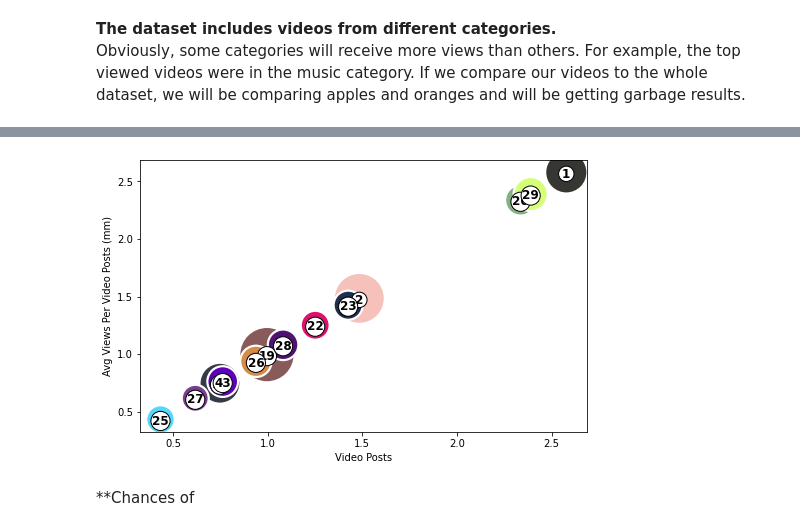
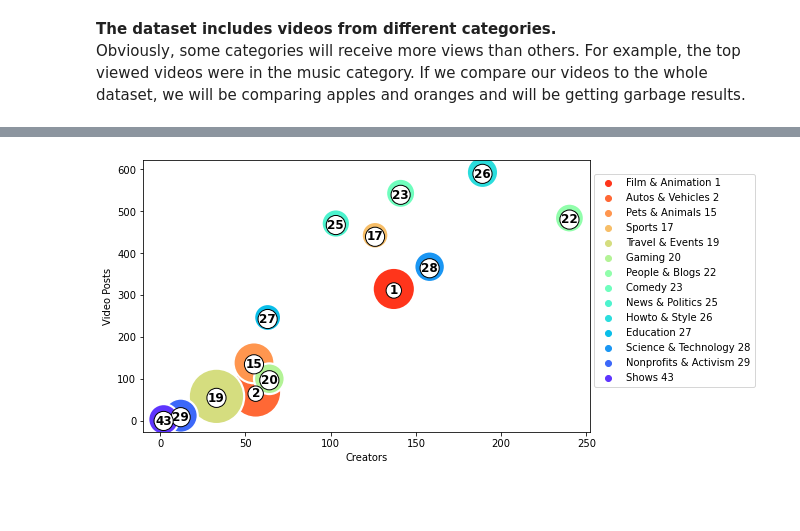
Before and after one commit to christianbm1/ds-ytViews, a Jupyter notebook: Project YouTuber.ipynb, the cells around one changed output, grey strips where cells are left out. Drawn from its saved outputs; the diff is of its cells as text; code cells hidden in the pictures; blank space fills up the shorter version.

```diff
--- a/Project YouTuber.ipynb
+++ b/Project YouTuber.ipynb
@@ -233,0 +254,4 @@ max                     5063             100
+# %%
+df = df.merge(pd.DataFrame(data=cat_use, columns=['id', 'name']), left_on='category_id', right_on='id' ,how='left')
+# %%
+df['channel_title_count'] = df['channel_title'].apply(lambda x: len(df[df['channel_title'] == x]))
@@ -291,10 +323,20 @@ buildBarChart()
 # %%
 df_agg = df_use.groupby(['category_id']).sum().reset_index()
 df_agg['counts'] = df_use.groupby(['category_id']).size().reset_index(name='video_count')['video_count']
-df_agg['views_mm'] = df_agg['views'].apply(lambda x: x / 1000000)
+df_agg['channels'] = df_use.groupby(['category_id', 'channel_title']).size().reset_index(name='video_count').groupby(['category_id']).size().reset_index(name='channel_count')['channel_count']
+df_agg = df_agg.merge(pd.DataFrame(data=cat_use, columns=['id', 'name']), left_on='category_id', right_on='id' ,how='left')
+#df_agg['views_mm'] = df_agg['views'].apply(lambda x: x / 1000000)
+df_agg['counts_to_channels'] = df_agg.apply(lambda x: x['counts'] / x['channels'], axis=1, result_type='expand')
+df_agg[['category_id', 'counts', 'channels', 'counts_to_channels']]
 # %%
 #13
-def bubbleIt(x , y, labelx, labely):
+def bubbleIt(x , y, labelx, labely, size='view'):
+
+    if size == 'channel':
+        sz = (df_agg['channels'] / df_agg['counts']) * 2500
+    else:
+        sz = (df_agg['views'] - df_agg['views_first'])/df_agg['views_first'] * 1000
+
     colors = [
         "#363732",
         "#F7C1BB",
@@ -307,10 +349,7 @@ def bubbleIt(x , y, labelx, labely):
         "#53D8FB",
         "#D68C45",
         "#783F8E",
-        "#4F1271",
-        "#D6FF79",
-        "#5F00BA",
-
+        "#4F1271"
     ]
 
     #bubble scatter plot
@@ -319,25 +358,26 @@ def bubbleIt(x , y, labelx, labely):
     #color of circles: category id
     #size of circle: count of video posts
     #Answers: If I were a YouTuber, what category will give me more bang for the buck?
+
     fig, ax = plt.subplots(figsize=(8,5))
     sns.scatterplot(
         data=df_agg,
-        x=pd.Series(data=(df_agg[x] / df_agg['counts']).values / 1000000, index=df_agg['category_id'].values).values,
-        y=pd.Series(data=(df_agg['views'] / df_agg['counts']).values / 1000000, index=df_agg['category_id'].values).values,
-        s=(df_agg['views'] - df_agg['views_first'])/df_agg['views_first'] * 1000,
-        legend=False,
+        x=x,
+        y=y,
+        s=sz,
+        legend="full",
         #sizes=list(df_agg['trending_days']/df_agg['counts']),
         #sizes= (0,2500),
-        hue = 'category_id',
-        palette=colors
+        hue = df_agg['name'] + " "+ df_agg['category_id'].apply(str),
+        palette='rainbow_r'
     )
     ax.set(ylabel=labely,
            xlabel=labelx)
 
     for line in range(0, df_agg.shape[0]):
         plt.text(
-             pd.Series(data=(df_agg[x] / df_agg['counts']).values / 1000000, index=df_agg['category_id'].values).values[line : line + 1],
-             pd.Series(data=(df_agg['views'] / df_agg['counts']).values / 1000000, index=df_agg['category_id'].values).values[line : line + 1],
+             df_agg[x][line : line + 1],
+             df_agg[y][line : line + 1],
              str(df_agg[line: line + 1]['category_id'].values[0]),
              horizontalalignment='center',
              verticalalignment='center_baseline',
@@ -347,4 +387,5 @@ def bubbleIt(x , y, labelx, labely):
              weight='bold'
         )
 
+    plt.legend(bbox_to_anchor=(1.01, .95), loc=2, borderaxespad=0)
     plt.show()
@@ -351,6 +412,4 @@ def bubbleIt(x , y, labelx, labely):
 # %%
-bubbleIt('views', 'counts', 'Video Posts', 'Avg Views Per Video Posts (mm)')
+bubbleIt('channels', 'counts', 'Creators', 'Video Posts')
 # %% [output]
-[figure, old version]
+[figure, new version]
-# %% [markdown]
-**Chances of
```
Also changed, not shown: parts of 32 cells of this notebook.
